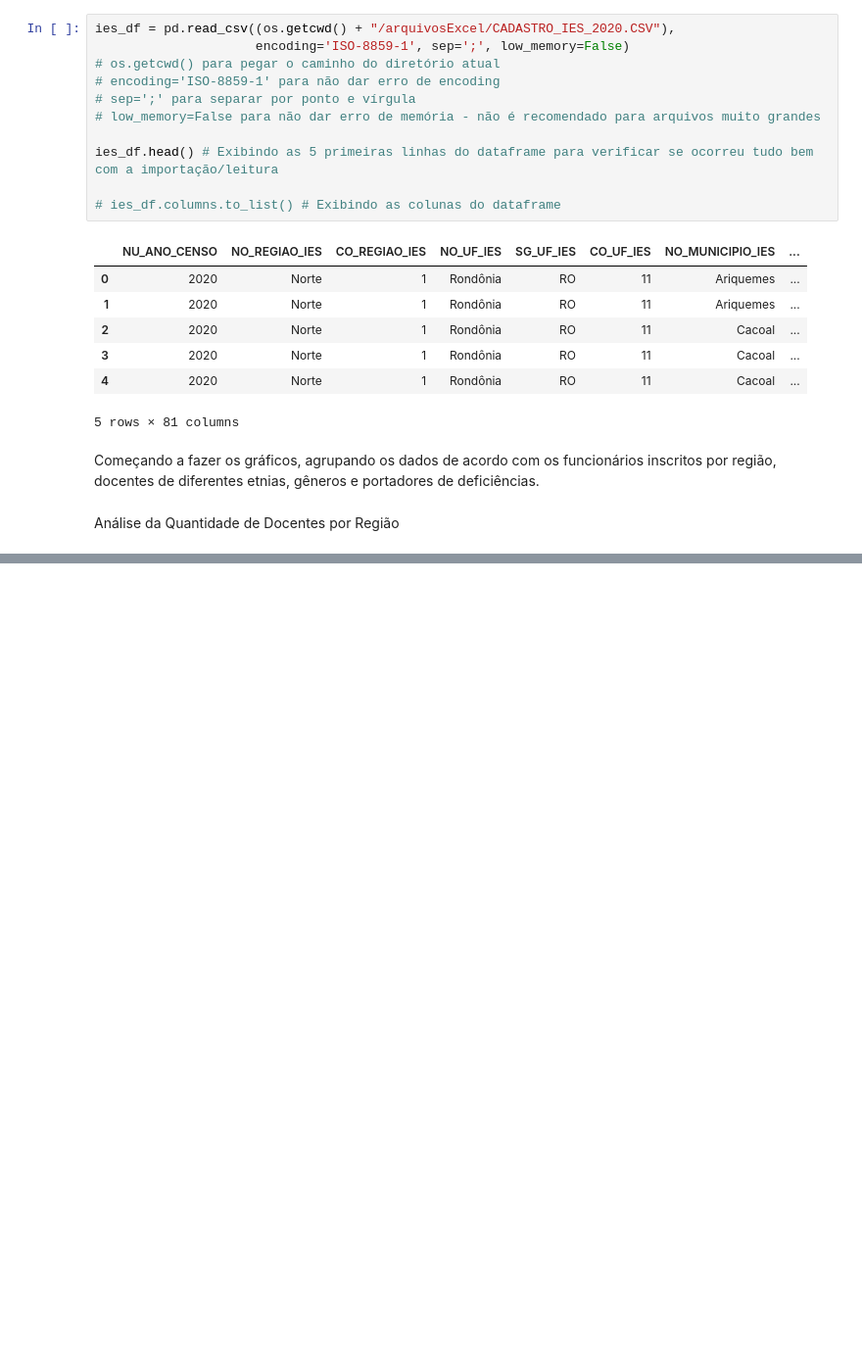
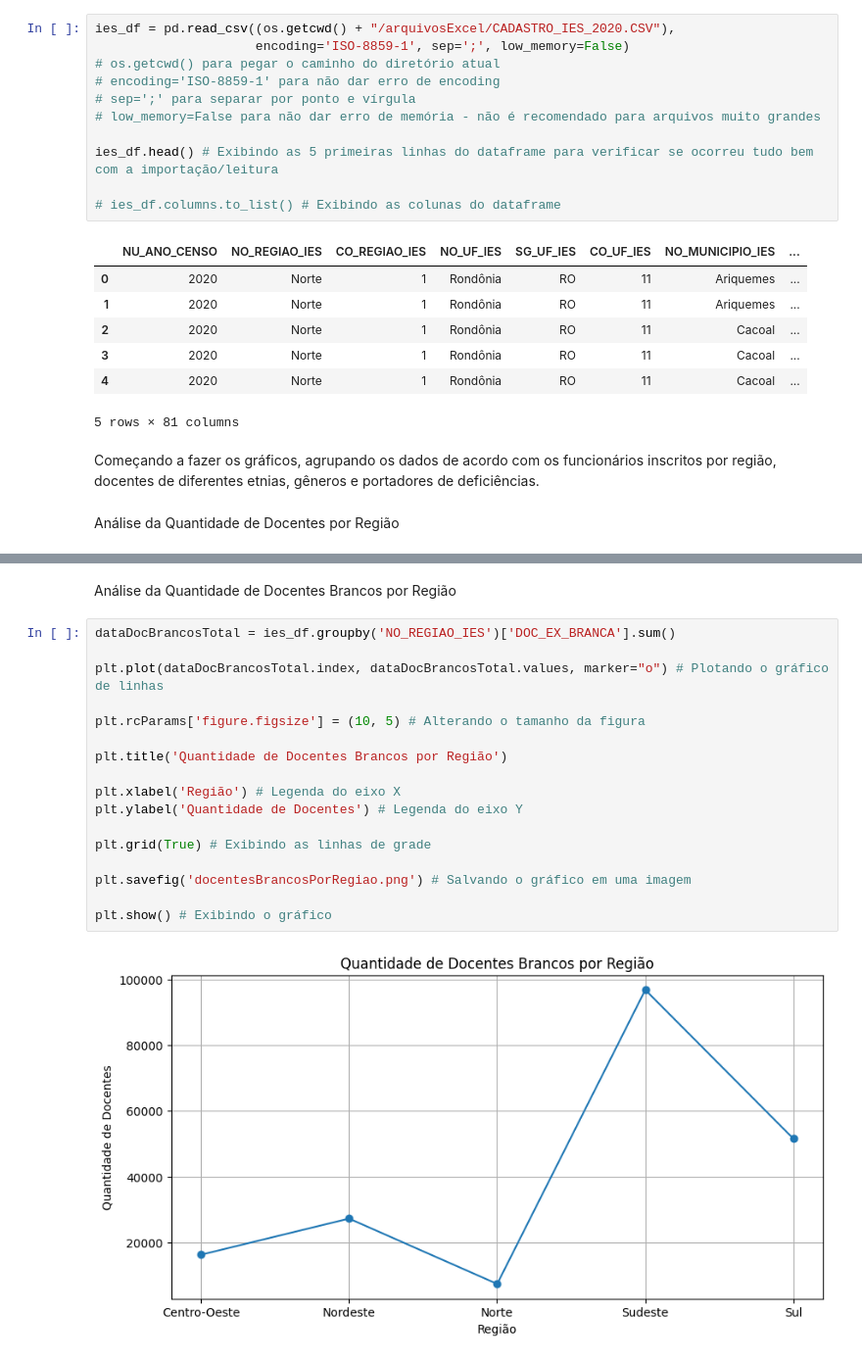
Before and after one commit to luanmenezesmatos/Kick-TrabalhoPython, a Jupyter notebook: script.ipynb, the cells around one changed output, grey strips where cells are left out. Shown at 98% size. Drawn from its saved outputs; the diff is of its cells as text; blank space fills up the shorter version.

```diff
--- a/script.ipynb
+++ b/script.ipynb
@@ -56,0 +81,21 @@ Análise da Quantidade de Docentes Negros por Região
+# %% [markdown]
+Análise da Quantidade de Docentes Brancos por Região
+# %%
+dataDocBrancosTotal = ies_df.groupby('NO_REGIAO_IES')['DOC_EX_BRANCA'].sum()
+
+plt.plot(dataDocBrancosTotal.index, dataDocBrancosTotal.values, marker="o") # Plotando o gráfico de linhas
+
+plt.rcParams['figure.figsize'] = (10, 5) # Alterando o tamanho da figura
+
+plt.title('Quantidade de Docentes Brancos por Região')
+
+plt.xlabel('Região') # Legenda do eixo X
+plt.ylabel('Quantidade de Docentes') # Legenda do eixo Y
+
+plt.grid(True) # Exibindo as linhas de grade
+
+plt.savefig('docentesBrancosPorRegiao.png') # Salvando o gráfico em uma imagem
+
+plt.show() # Exibindo o gráfico
+# %% [output]
+[figure, added]
```
Also changed, not shown: parts of 9 cells of this notebook, 7 other files.
